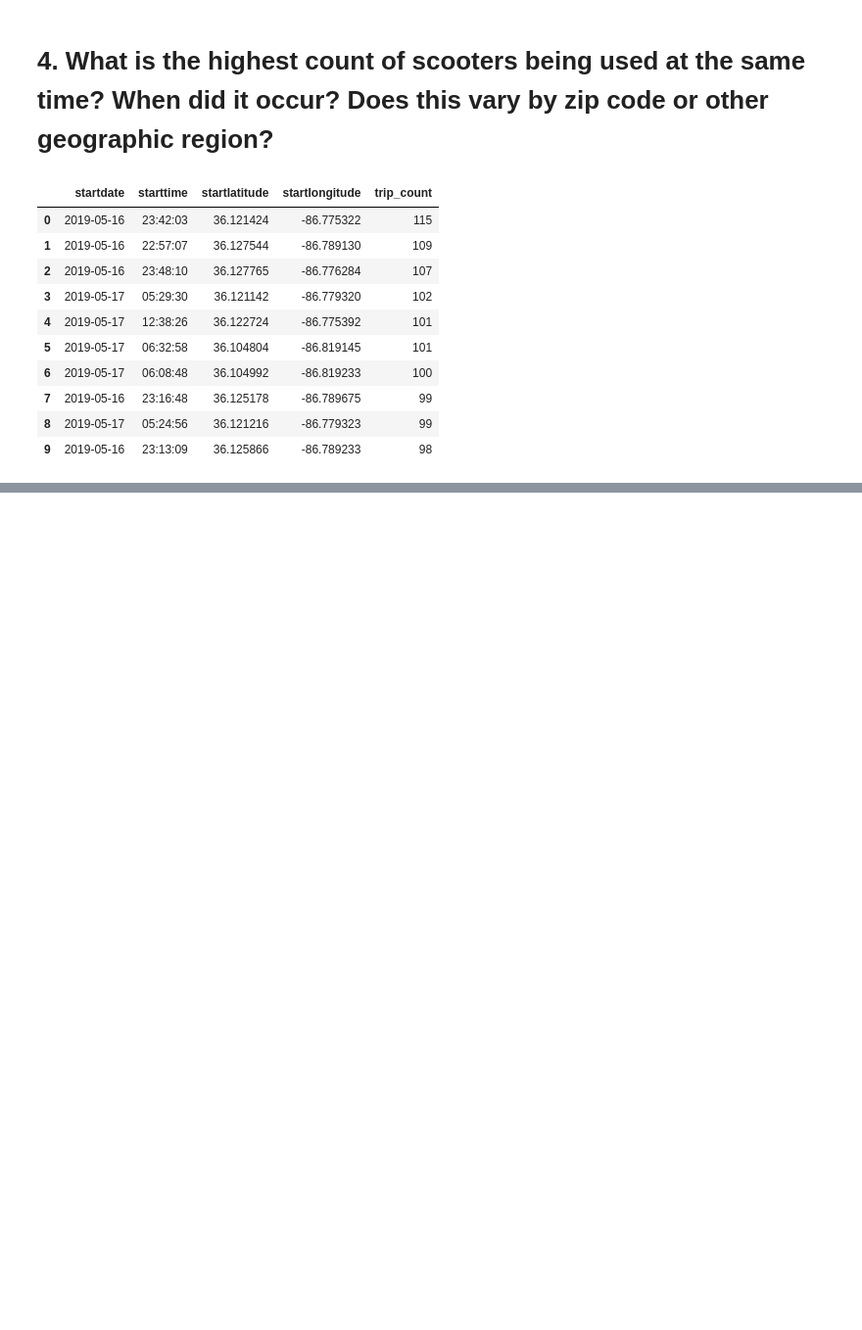
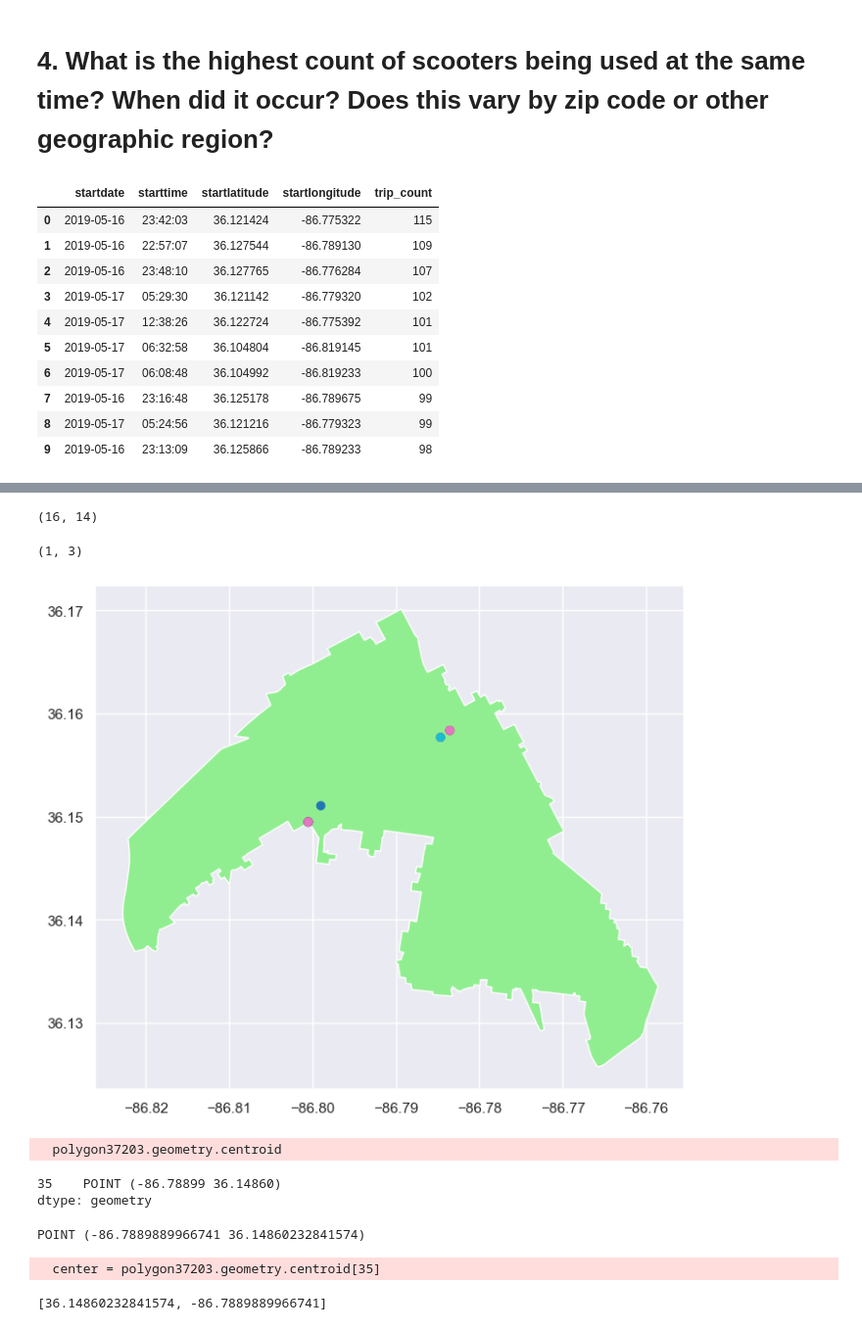
Before and after one commit to NSS-Data-Analytics-Cohort-8/scooter-partner1-whenhugocallsuspythonistas, a Jupyter notebook: notebooks/eda.ipynb, the cells around one changed output, grey strips where cells are left out. Shown: that part at 98% size. Drawn from its saved outputs; the diff is of its cells as text; code cells hidden in the pictures; blank space fills up the shorter version.

```diff
--- a/notebooks/eda.ipynb
+++ b/notebooks/eda.ipynb
@@ -387,0 +460,4 @@ nash_map
+# %%
+zipcodes = zipcodes[['zip', 'po_name', 'geometry']]
+# %%
+stops_by_zip = gpd.sjoin(bus_geo, zipcodes, op = 'within')
@@ -387,0 +481,38 @@ nash_map
+# %%
+stops_in_37203 = stops_by_zip.loc[stops_by_zip['zip'] == '37203']
+stops_in_37203.shape
+# %% [output]
+(16, 14)
+# %%
+polygon37203 = zipcodes.loc[zipcodes['zip'] == '37203']
+polygon37203.shape
+# %% [output]
+(1, 3)
+# %%
+#fig, ax = matplotlib.subplots()
+ax = polygon37203.plot(figsize = (8, 10), color = 'lightgreen')
+stops_in_37203.plot( ax = ax, column = 'Line Name');
+plt.show();
+# %% [output]
+[figure, added]
+# %%
+polygon37203.geometry.centroid
+# %% [output]
+  polygon37203.geometry.centroid
+35    POINT (-86.78899 36.14860)
+dtype: geometry
+# %%
+#find the center of the larger (more southern) polygon and look at it
+center = polygon37203.geometry.centroid[35]
+print(center)
+# %% [output]
+POINT (-86.7889889966741 36.14860232841574)
+  center = polygon37203.geometry.centroid[35]
+# %%
+# reverse the order when constructing the array for folium location
+area_center = [center.y, center.x]
+
+# check the order of area_center, the location for our folium map
+print(area_center)
+# %% [output]
+[36.14860232841574, -86.7889889966741]
```
Also changed, not shown: parts of 37 cells of this notebook, 1 other file.
